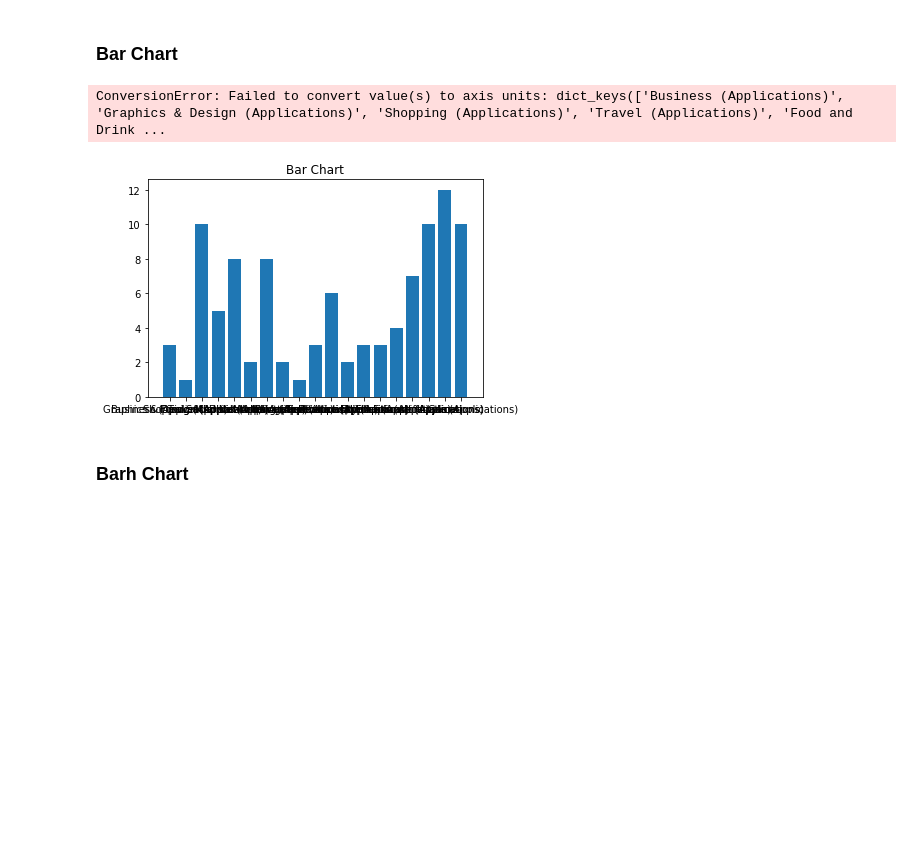
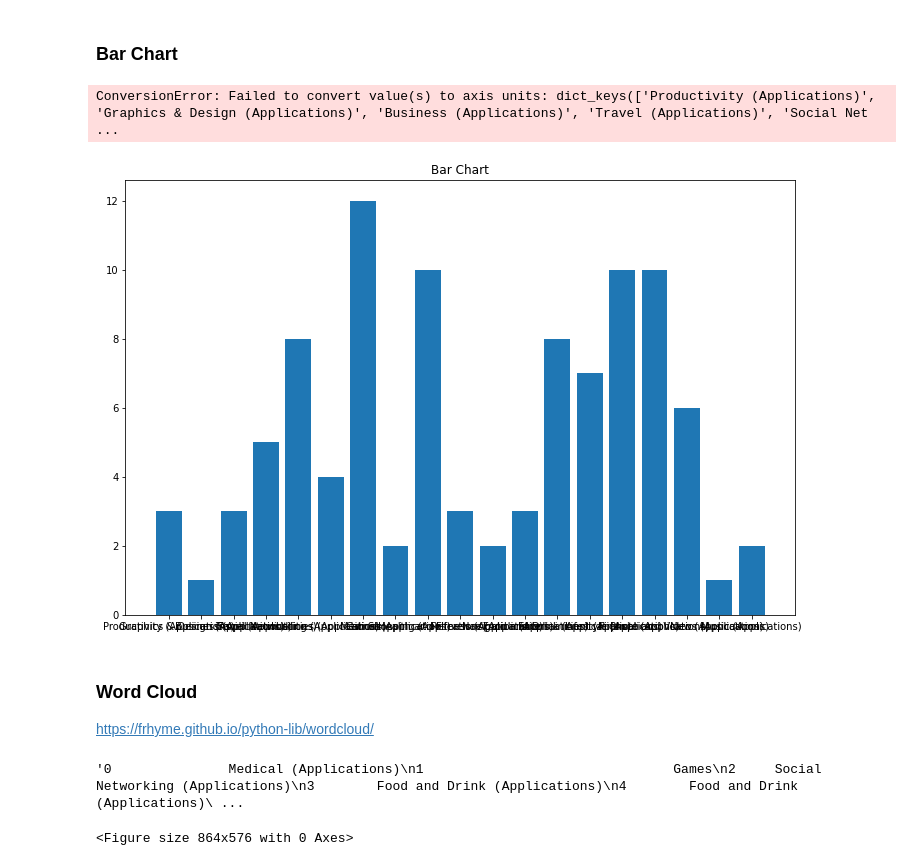
Before and after one commit to creamcheesesteak/Project_EasterEgg, a Jupyter notebook: visualization_matplotlib.ipynb, the cells around one changed output. Drawn from its saved outputs; the diff is of its cells as text; code cells hidden in the pictures; blank space fills up the shorter version.

Commit message:
visualization

```diff
--- a/visualization_matplotlib.ipynb
+++ b/visualization_matplotlib.ipynb
@@ -2,7 +2,7 @@
 import pandas as pd
 import numpy as np
 
-df = pd.read_csv('./SouthKorea100_.csv')
+df = pd.read_csv('./SouthKorea100_.csv', encoding='utf-8')
 category = list(set(df['카테고리']))
 cnt = np.zeros(shape=len(category), dtype=int)
 
@@ -15,7 +15,7 @@ def get_cnt(matching: bool = False):
         cnt[idx] += 1
 
     # 비중일 때 주석 해제해주세요 (횟수일때는 주석처리)
-#     cnt = cnt / len(df) *100
+    cnt = cnt / len(df) *100
 
     if not matching:
         return cnt
@@ -73,0 +76,5 @@ plt.show()
+# %%
+# importing library and set figure size
+
+import matplotlib.pyplot as plt
+plt.rcParams['figure.figsize'] = [12, 8]
@@ -76,16 +168,18 @@ plt.show()
 # %%
 y = values
 x = labels
-xlabel = labels
+xlabel = str(labels)
 plt.title("Bar Chart")
 plt.bar(x, y)
 plt.xticks(x, xlabel)
 plt.yticks(sorted(y))
 plt.xlabel('Application')
 plt.ylabel('Frequency')
 plt.show()
 # %% [output]
-ConversionError: Failed to convert value(s) to axis units: dict_keys(['Business (Applications)', 'Graphics & Design (Applications)', 'Shopping (Applications)', 'Travel (Applications)', 'Food and Drink ...
+ConversionError: Failed to convert value(s) to axis units: dict_keys(['Productivity (Applications)', 'Graphics & Design (Applications)', 'Business (Applications)', 'Travel (Applications)', 'Social Net ...
-[figure, old version]
+[figure, new version]
-# %% [markdown]
-### Barh Chart
+# %% [markdown]
+### Word Cloud
+
+https://frhyme.github.io/python-lib/wordcloud/
@@ -91,0 +191,4 @@ ConversionError: Failed to convert value(s) to axis units: dict_keys(['Business
+# %%
+text.strip()
+# %% [output]
+'0               Medical (Applications)\n1                                Games\n2     Social Networking (Applications)\n3        Food and Drink (Applications)\n4        Food and Drink (Applications)\ ...
@@ -91,0 +197,4 @@ ConversionError: Failed to convert value(s) to axis units: dict_keys(['Business
+# %%
+fig = plt.figure()
+# %% [output]
+<Figure size 864x576 with 0 Axes>
```
Also changed, not shown: parts of 14 cells of this notebook.
